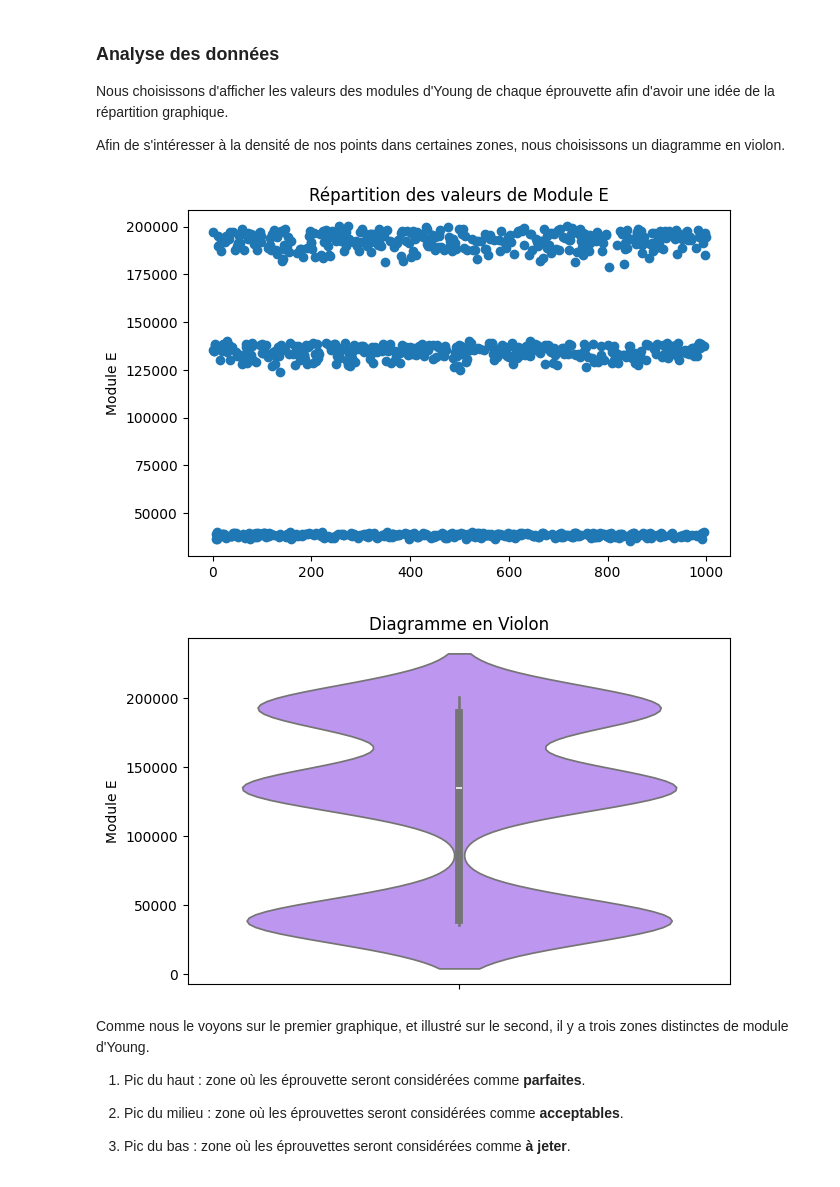
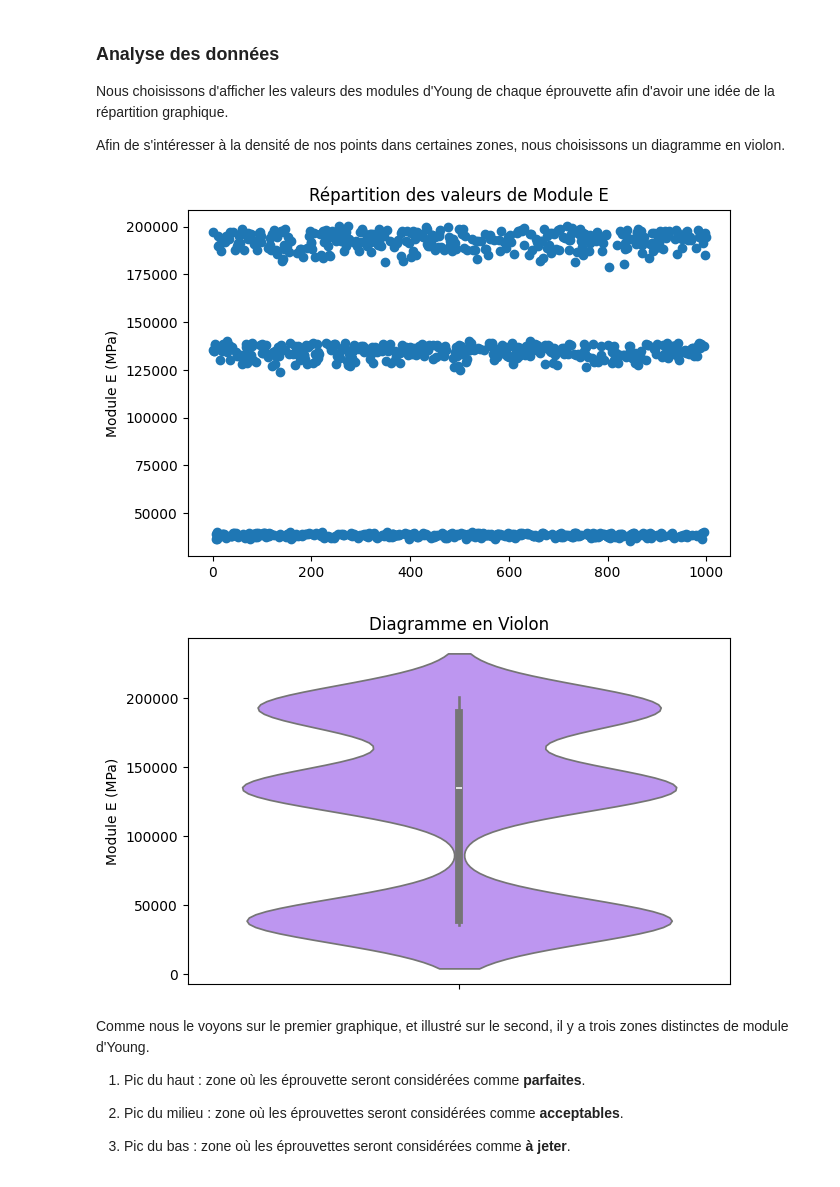
Before and after one commit to Mathieu-165/Pirate_ML_notebook, a Jupyter notebook: notebook_v4.ipynb, the cells around one changed output. Saved outputs shown, nothing was run; the diff lists cells and outputs as text; code cells hidden in the pictures.

```diff
--- a/notebook_v4.ipynb
+++ b/notebook_v4.ipynb
@@ -36,22 +36,23 @@ Afin de s'intéresser à la densité de nos points dans certaines zones, nous ch
 # %%
 import matplotlib.pyplot as plt
 import seaborn as sns
 
 #--- Répartition graphique ---
 plt.figure(figsize=(7, 4.5))
 plt.scatter(df.index, df['Module E'])
 plt.title('Répartition des valeurs de Module E')
-plt.ylabel('Module E')
+plt.ylabel('Module E (MPa)')
 plt.show()
 
 #--- Diagramme en violon (densité) ---
 plt.figure(figsize=(7, 4.5))
 sns.violinplot(y=df['Module E'], color='#BB87FF')
 plt.title('Diagramme en Violon')
+plt.ylabel('Module E (MPa)')
 plt.show()
 # %% [output]
-[figure, old version]
+[figure, new version]
-[figure, old version]
+[figure, new version]
 # %% [markdown]
 Comme nous le voyons sur le premier graphique, et illustré sur le second, il y a trois zones distinctes de module d'Young.
 
```
Also changed, not shown: parts of 6 cells of this notebook, 1 other file.
